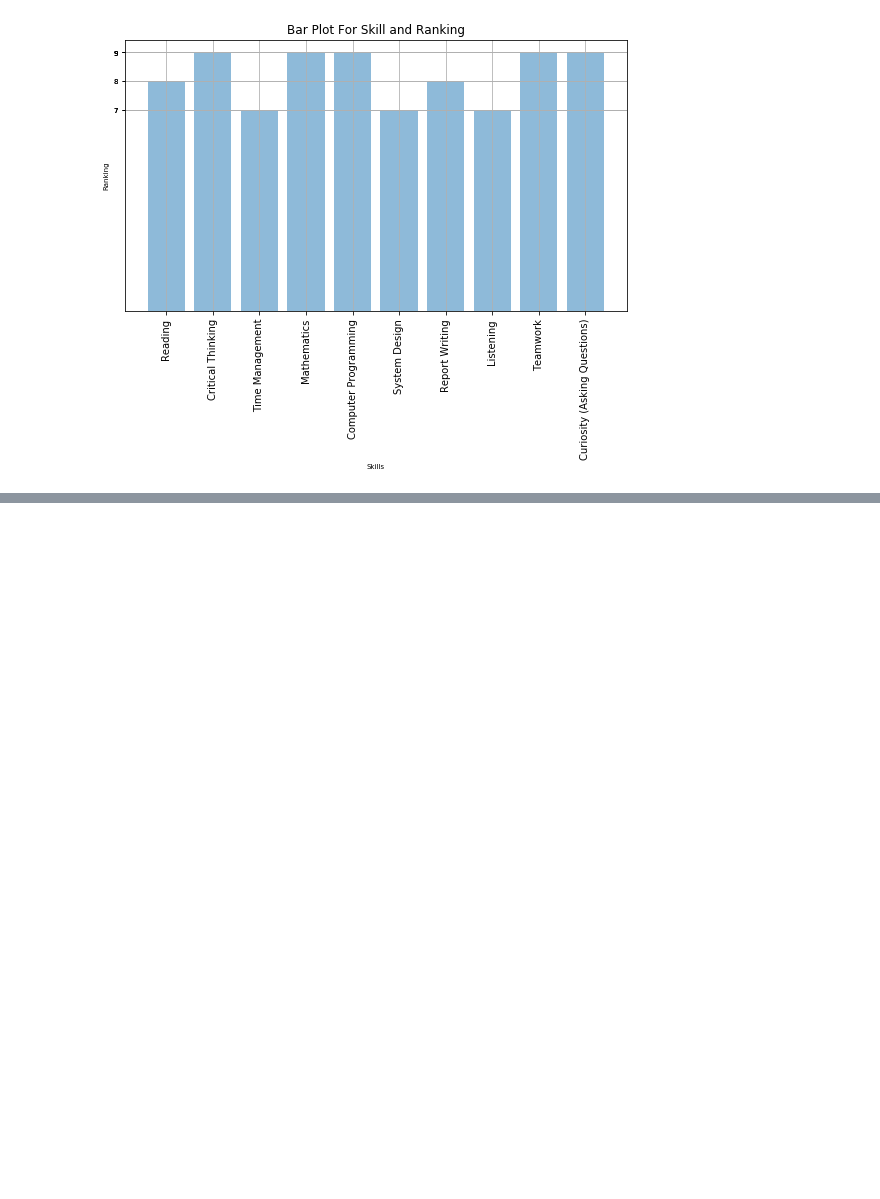
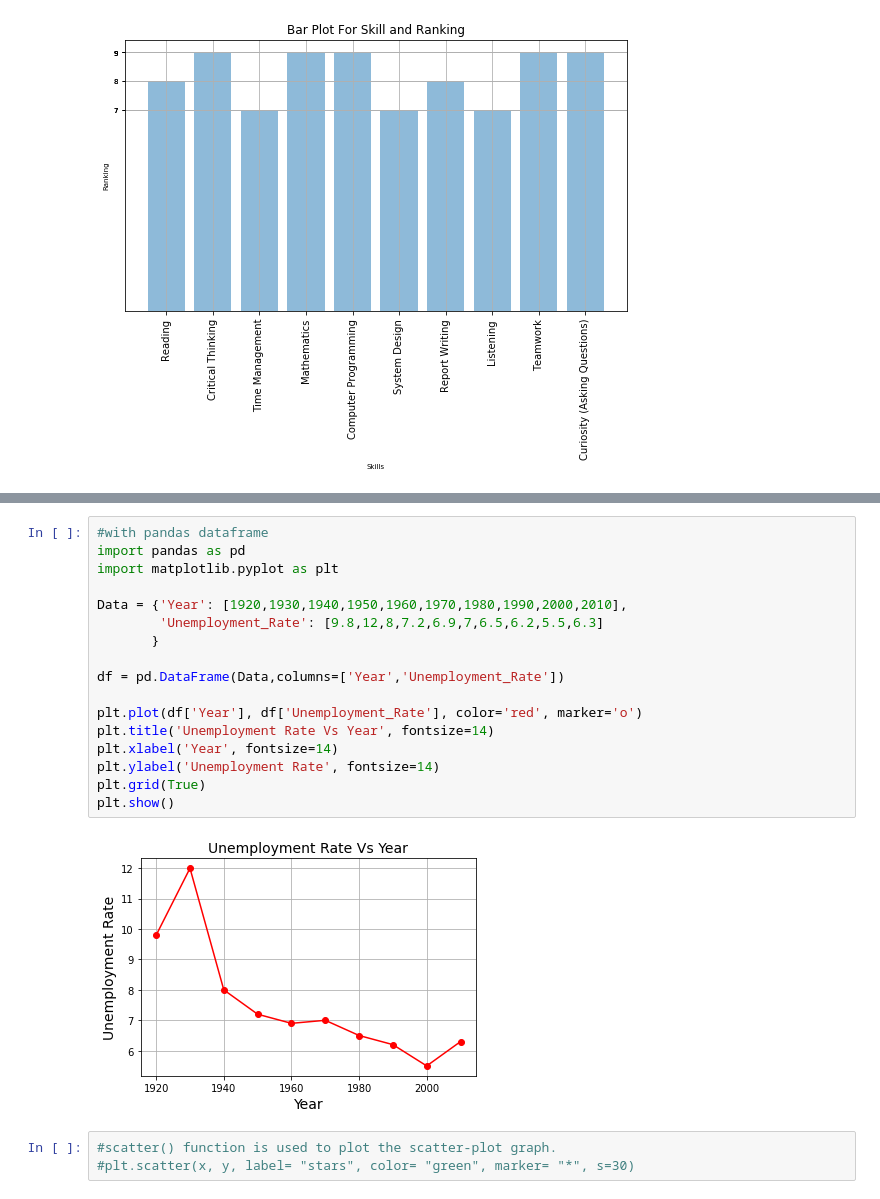
Before and after one commit to Ayanlola2002/Stutern, a Jupyter notebook: DAY3_TASK_TUNDE.ipynb, the cells around one changed output, grey strips where cells are left out. Saved outputs shown, nothing was run; the diff lists cells and outputs as text; blank space fills up the shorter version.

```diff
--- a/DAY3_TASK_TUNDE.ipynb
+++ b/DAY3_TASK_TUNDE.ipynb
@@ -66,0 +123,22 @@ plt.show()
+# %%
+#with pandas dataframe
+import pandas as pd
+import matplotlib.pyplot as plt
+
+Data = {'Year': [1920,1930,1940,1950,1960,1970,1980,1990,2000,2010],
+        'Unemployment_Rate': [9.8,12,8,7.2,6.9,7,6.5,6.2,5.5,6.3]
+       }
+
+df = pd.DataFrame(Data,columns=['Year','Unemployment_Rate'])
+
+plt.plot(df['Year'], df['Unemployment_Rate'], color='red', marker='o')
+plt.title('Unemployment Rate Vs Year', fontsize=14)
+plt.xlabel('Year', fontsize=14)
+plt.ylabel('Unemployment Rate', fontsize=14)
+plt.grid(True)
+plt.show()
+# %% [output]
+[figure, added]
+# %%
+#scatter() function is used to plot the scatter-plot graph.
+#plt.scatter(x, y, label= "stars", color= "green", marker= "*", s=30)
```
Also changed, not shown: parts of 10 cells of this notebook.
